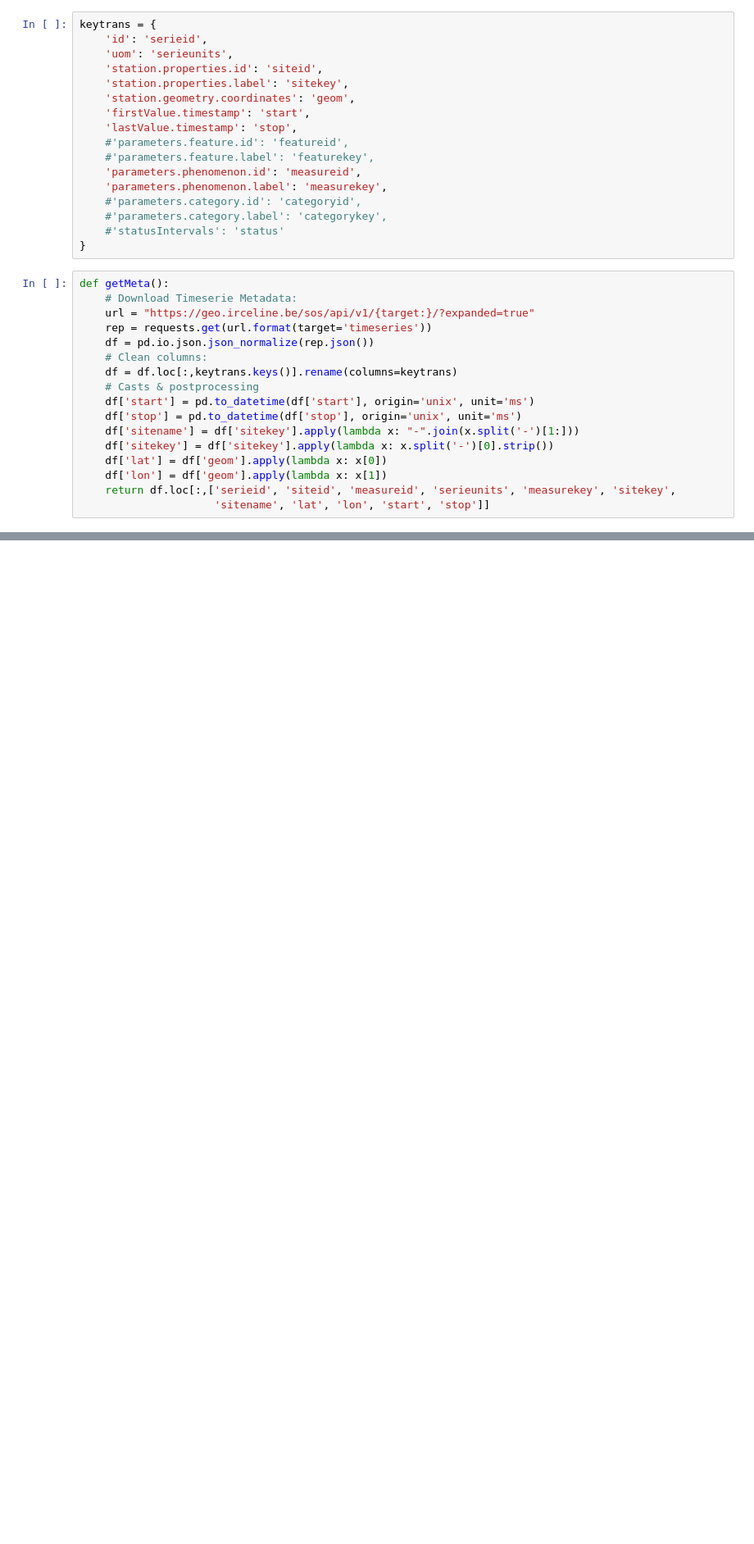
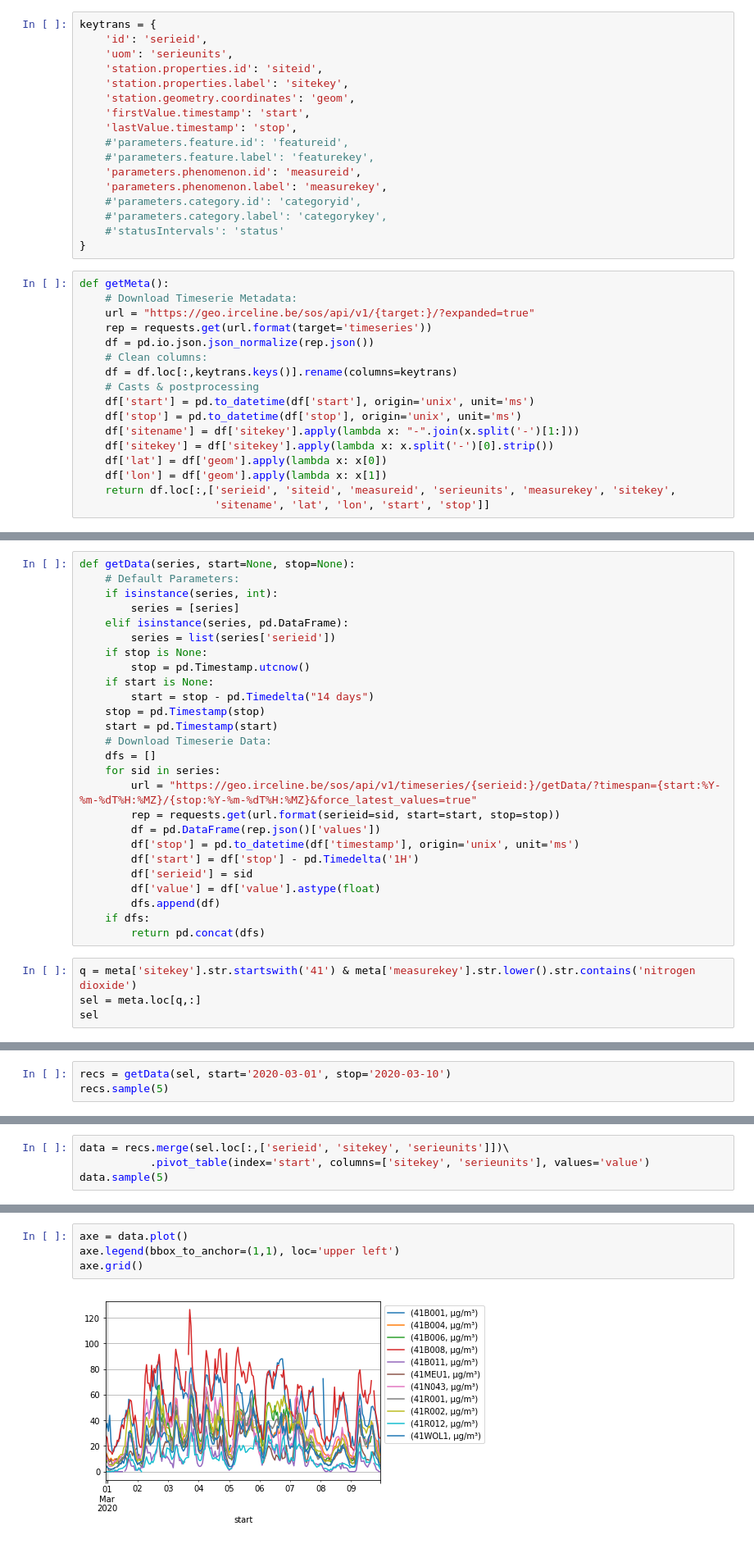
Before and after one commit to jlandercy/cookbook, a Jupyter notebook: python/api/Ircelinev2.ipynb, the cells around one changed output, grey strips where cells are left out. Shown at 82% size. Saved outputs shown, nothing was run; the diff lists cells and outputs as text; blank space fills up the shorter version.

```diff
--- a/python/api/Ircelinev2.ipynb
+++ b/python/api/Ircelinev2.ipynb
@@ -41,0 +49,30 @@ meta.sample(5)
+# %%
+def getData(series, start=None, stop=None):
+    # Default Parameters:
+    if isinstance(series, int):
+        series = [series]
+    elif isinstance(series, pd.DataFrame):
+        series = list(series['serieid'])
+    if stop is None:
+        stop = pd.Timestamp.utcnow()
+    if start is None:
+        start = stop - pd.Timedelta("14 days")
+    stop = pd.Timestamp(stop)
+    start = pd.Timestamp(start)
+    # Download Timeserie Data:
+    dfs = []
+    for sid in series:
+        url = "https://geo.irceline.be/sos/api/v1/timeseries/{serieid:}/getData/?timespan={start:%Y-%m-%dT%H:%MZ}/{stop:%Y-%m-%dT%H:%MZ}&force_latest_values=true"
+        rep = requests.get(url.format(serieid=sid, start=start, stop=stop))
+        df = pd.DataFrame(rep.json()['values'])
+        df['stop'] = pd.to_datetime(df['timestamp'], origin='unix', unit='ms')
+        df['start'] = df['stop'] - pd.Timedelta('1H')
+        df['serieid'] = sid
+        df['value'] = df['value'].astype(float)
+        dfs.append(df)
+    if dfs:
+        return pd.concat(dfs)
+# %%
+q = meta['sitekey'].str.startswith('41') & meta['measurekey'].str.lower().str.contains('nitrogen dioxide')
+sel = meta.loc[q,:]
+sel
@@ -41,0 +92,3 @@ meta.sample(5)
+# %%
+recs = getData(sel, start='2020-03-01', stop='2020-03-10')
+recs.sample(5)
@@ -41,0 +102,4 @@ meta.sample(5)
+# %%
+data = recs.merge(sel.loc[:,['serieid', 'sitekey', 'serieunits']])\
+           .pivot_table(index='start', columns=['sitekey', 'serieunits'], values='value')
+data.sample(5)
@@ -41,0 +115,6 @@ meta.sample(5)
+# %%
+axe = data.plot()
+axe.legend(bbox_to_anchor=(1,1), loc='upper left')
+axe.grid()
+# %% [output]
+[figure, added]
```
Also changed, not shown: parts of 5 cells of this notebook.
